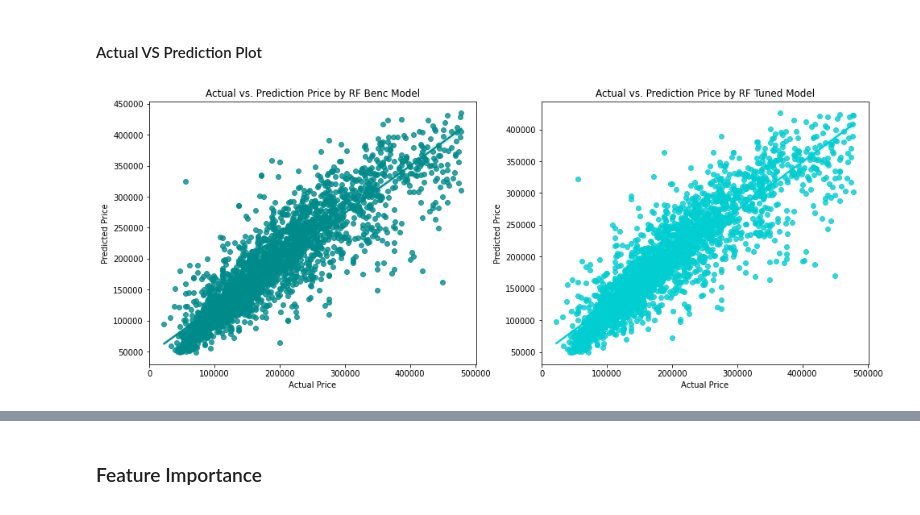
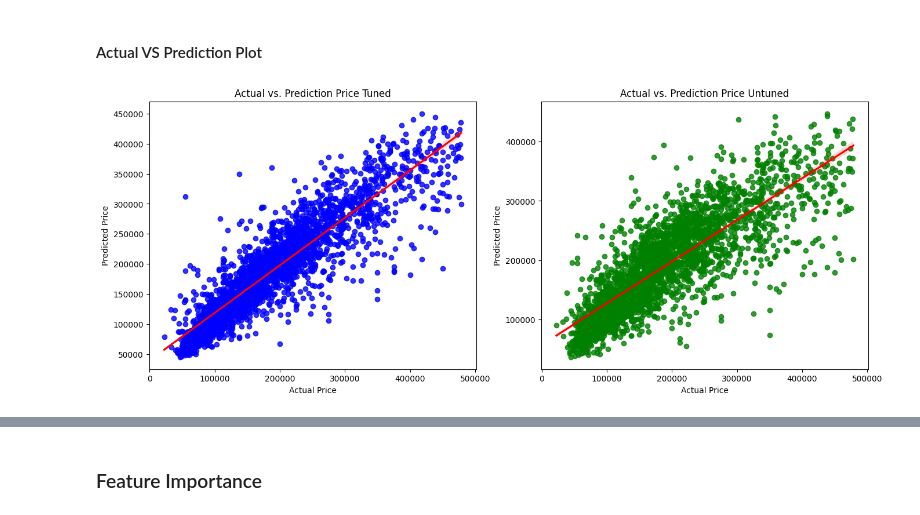
Before and after one commit to alifsyz/JCDS2504-Capstone_3, a Jupyter notebook: Capstone 3.ipynb, the cells around one changed output, grey strips where cells are left out. Saved outputs shown, nothing was run; the diff lists cells and outputs as text; code cells hidden in the pictures.

```diff
--- a/Capstone 3.ipynb
+++ b/Capstone 3.ipynb
@@ -842,0 +845,32 @@ Dari hasil berikut, bisa disimpulkan bahwa **XGBoost Regressor** mempunyai perfo
+# %%
+from sklearn.pipeline import Pipeline
+from sklearn.compose import ColumnTransformer
+from sklearn.preprocessing import StandardScaler, OneHotEncoder,RobustScaler
+from sklearn.feature_selection import SelectKBest, f_regression
+from sklearn.model_selection import RandomizedSearchCV, KFold
+from xgboost import XGBRegressor
+import numpy as np
+
+# Define preprocessing steps
+preprocessor = ColumnTransformer(
+    transformers=[
+        ('Numerical', Pipeline([
+            ('scaler', RobustScaler())
+        ]), ['longitude', 'latitude', 'housing_median_age', 'total_rooms',
+       'total_bedrooms', 'population', 'households', 'median_income', 'avg_rooms_num', 'avg_bedrooms_num']),
+
+        ('Categorical', Pipeline([
+            ('encoder', OneHotEncoder(handle_unknown='ignore', drop='first'))
+        ]), ['ocean_proximity'])
+    ]
+)
+
+# Define the pipeline
+pipeline = Pipeline(steps=[
+    ('preprocessor', preprocessor),
+    ('feature_selection', SelectKBest(score_func=f_regression)),
+    ('regressor', XGBRegressor())
+])
+
+pipeline.fit(X_train,y_train)
+y_pred_untuned = pipeline.predict(X_test)
@@ -961,18 +1021,18 @@ Dapat terlihat nilai nilai-nilai metric mengalami perubahan:
 # %%
 plt.figure(figsize=(16, 6))
 
 plt.subplot(1,2,1)
-sns.regplot(x=y_test, y=y_pred,color='darkcyan')
-plt.title('Actual vs. Prediction Price by RF Benc Model')
+sns.regplot(x=y_test, y=y_pred,scatter_kws={"color": "blue"}, line_kws={"color": "red"})
+plt.title('Actual vs. Prediction Price Tuned')
 plt.xlabel('Actual Price')
 plt.ylabel('Predicted Price')
 
 plt.subplot(1,2,2)
-sns.regplot(x=y_test, y=y_pred_rf_tuning,color='darkturquoise')
-plt.title('Actual vs. Prediction Price by RF Tuned Model')
+sns.regplot(x=y_test, y=y_pred_untuned,scatter_kws={"color": "green"}, line_kws={"color": "red"})
+plt.title('Actual vs. Prediction Price Untuned')
 plt.xlabel('Actual Price')
 plt.ylabel('Predicted Price')
 
 plt.show()
 # %% [output]
-[figure, old version]
+[figure, new version]
```
Also changed, not shown: parts of 32 cells of this notebook, 1 other file.
